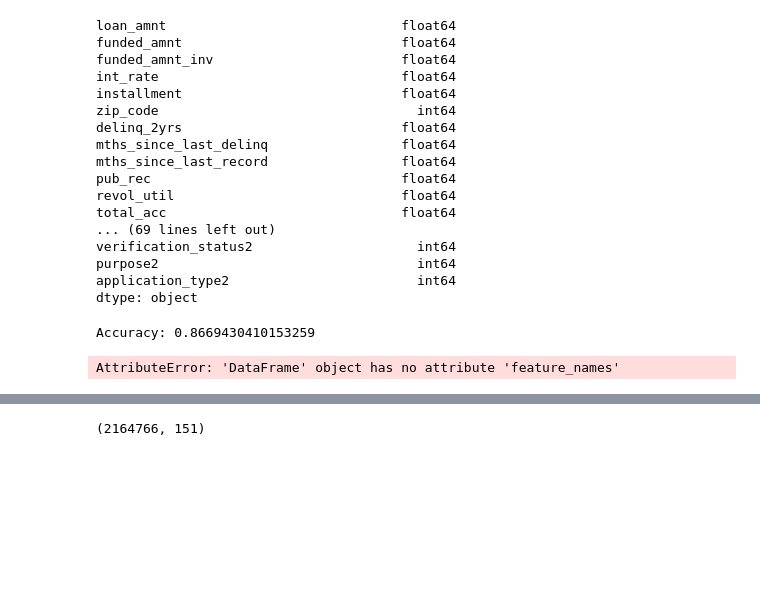
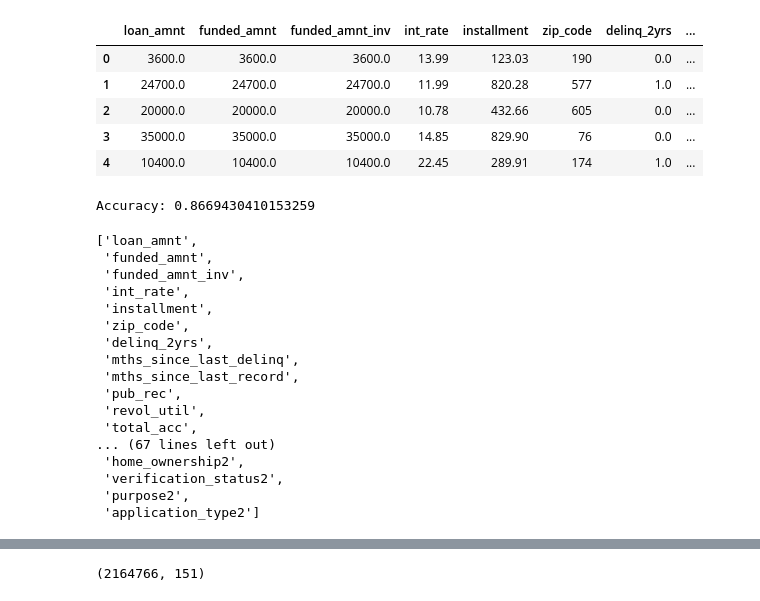
Before and after one commit to bacover/Capstone, a Jupyter notebook: MachineLearning.ipynb, the cells around one changed output, grey strips where cells are left out. Drawn from its saved outputs; the diff is of its cells as text; code cells hidden in the pictures; blank space fills up the shorter version.

```diff
--- a/MachineLearning.ipynb
+++ b/MachineLearning.ipynb
@@ -10,25 +10,13 @@ df = pd.read_csv('revised_accepted_2013_to_2018Q4.csv')
 # %%
 
 df.head()
-df.dtypes
 # %% [output]
-loan_amnt                              float64
-funded_amnt                            float64
-funded_amnt_inv                        float64
-int_rate                               float64
-installment                            float64
-zip_code                                 int64
-delinq_2yrs                            float64
-mths_since_last_delinq                 float64
-mths_since_last_record                 float64
-pub_rec                                float64
-revol_util                             float64
-total_acc                              float64
-... (69 lines left out)
-verification_status2                     int64
-purpose2                                 int64
-application_type2                        int64
-dtype: object
+|  | loan_amnt | funded_amnt | funded_amnt_inv | int_rate | installment | zip_code | delinq_2yrs | ... |
+| 0 | 3600.0 | 3600.0 | 3600.0 | 13.99 | 123.03 | 190 | 0.0 | ... |
+| 1 | 24700.0 | 24700.0 | 24700.0 | 11.99 | 820.28 | 577 | 1.0 | ... |
+| 2 | 20000.0 | 20000.0 | 20000.0 | 10.78 | 432.66 | 605 | 0.0 | ... |
+| 3 | 35000.0 | 35000.0 | 35000.0 | 14.85 | 829.90 | 76 | 0.0 | ... |
+| 4 | 10400.0 | 10400.0 | 10400.0 | 22.45 | 289.91 | 174 | 1.0 | ... |
 # %%
 # Import train_test_split function
 from sklearn.model_selection import train_test_split
@@ -58,8 +46,24 @@ from sklearn import metrics
 print("Accuracy:",metrics.accuracy_score(y_test, y_pred))
 # %% [output]
 Accuracy: 0.8669430410153259
-# %%
-df.feature_names
-# %% [output]
-AttributeError: 'DataFrame' object has no attribute 'feature_names'
+# %%
+list(X.columns.values)
+# %% [output]
+['loan_amnt',
+ 'funded_amnt',
+ 'funded_amnt_inv',
+ 'int_rate',
+ 'installment',
+ 'zip_code',
+ 'delinq_2yrs',
+ 'mths_since_last_delinq',
+ 'mths_since_last_record',
+ 'pub_rec',
+ 'revol_util',
+ 'total_acc',
+... (67 lines left out)
+ 'home_ownership2',
+ 'verification_status2',
+ 'purpose2',
+ 'application_type2']
 # %%
```
Also changed, not shown: parts of 1 cell of this notebook.
